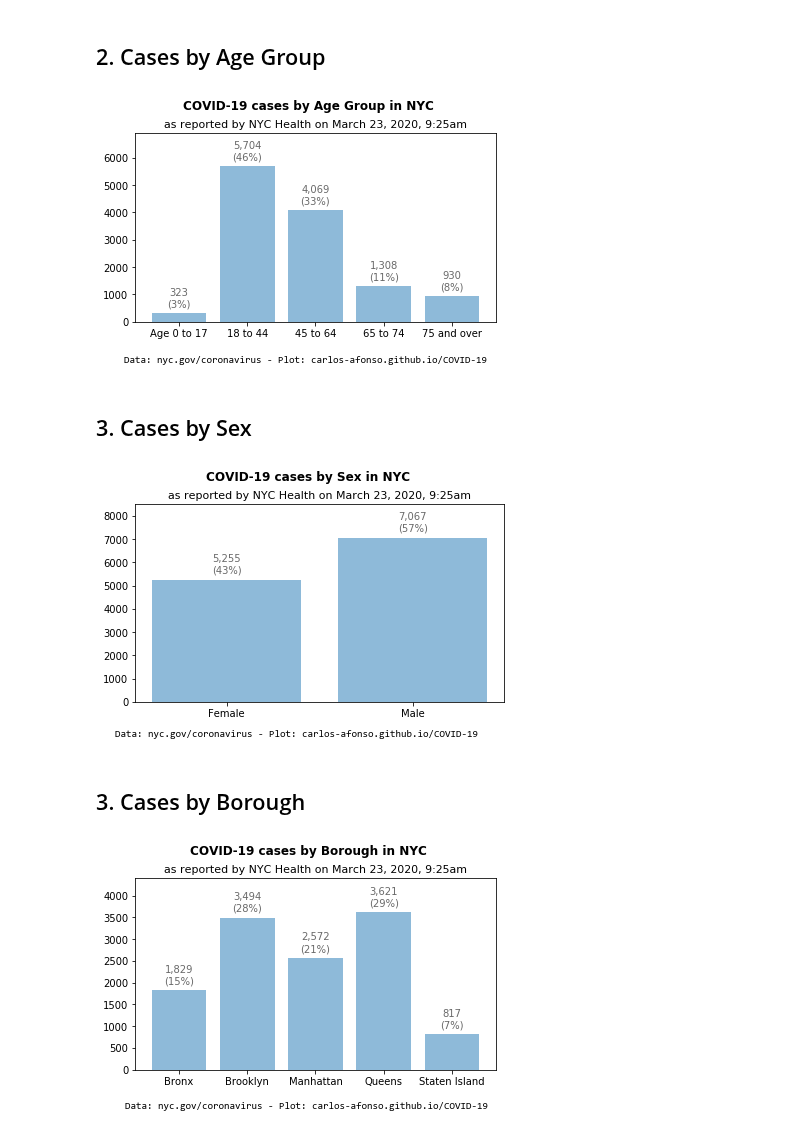
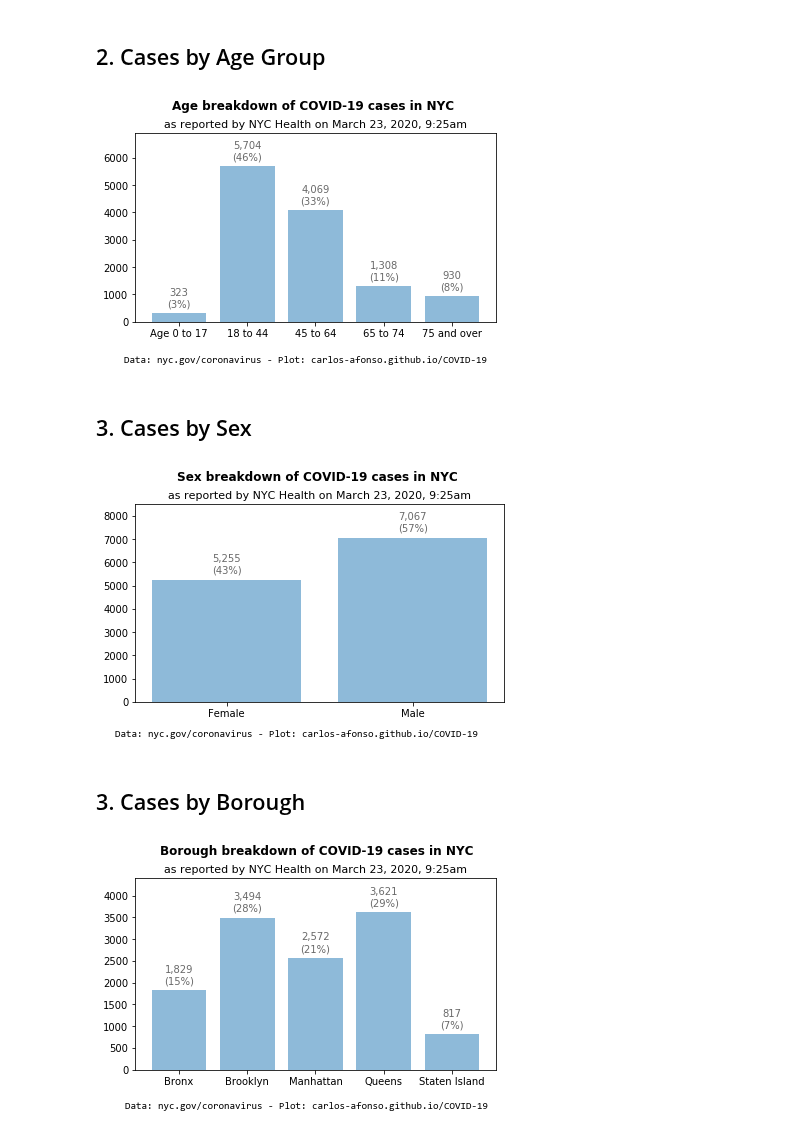
Before and after one commit to carlos-afonso/COVID-19, a Jupyter notebook: notebooks/nyc-covid-19-summary.ipynb, the cells around one changed output. Cells and saved outputs as stored; diff of their text form; code cells hidden in the pictures.

Commit message:
Minor plot improvements

```diff
--- a/notebooks/nyc-covid-19-summary.ipynb
+++ b/notebooks/nyc-covid-19-summary.ipynb
@@ -60,7 +60,7 @@ for xy in zip(range(len(values)), values):
     note = '{:,}'.format(xy[1]) + '\n(' + str(int(round(100 * xy[1] / total, 0))) + '%)'
     plt.annotate(note, xy=xy, xytext=(0, 15), textcoords='offset points', ha='center', va='center', color='dimgray')
 
-plt.suptitle('COVID-19 cases by Age Group in NYC', fontweight='bold') #x=0.51
+plt.suptitle('Age breakdown of COVID-19 cases in NYC', x=0.51, fontweight='bold')
 plt.title(update_str, fontsize=11)
 
 plt.text(-0.8, -1500, source_str, fontfamily='Consolas')
@@ -68,7 +68,7 @@ plt.text(-0.8, -1500, source_str, fontfamily='Consolas')
 plt.tight_layout(rect=[0, 0, 1, 0.95])
 plt.show()
 # %% [output]
-[figure, old version]
+[figure, new version]
 # %%
 # Save figure as SVG and PNG images
 file_path = '../images/nyc-covid-19-cases-by-age-group'
@@ -92,7 +92,7 @@ for xy in zip(range(len(values)), values):
     note = '{:,}'.format(xy[1]) + '\n(' + str(int(round(100 * xy[1] / total, 0))) + '%)'
     plt.annotate(note, xy=xy, xytext=(0, 15), textcoords='offset points', ha='center', va='center', color='dimgray')
 
-plt.suptitle('COVID-19 cases by Sex in NYC', fontweight='bold') #x=0.51
+plt.suptitle('Sex breakdown of COVID-19 cases in NYC', x=0.52, fontweight='bold')
 plt.title(update_str, fontsize=11)
 
 plt.text(-0.6, -1500, source_str, fontfamily='Consolas')
@@ -100,7 +100,7 @@ plt.text(-0.6, -1500, source_str, fontfamily='Consolas')
 plt.tight_layout(rect=[0, 0, 1, 0.95])
 plt.show()
 # %% [output]
-[figure, old version]
+[figure, new version]
 # %%
 # Save figure as SVG and PNG images
 file_path = '../images/nyc-covid-19-cases-by-sex'
@@ -111,30 +111,30 @@ fig.savefig(file_path + '.png', dpi=200)
 # %%
 fig = plt.figure()
 
 boroughs = ['bronx', 'brooklyn', 'manhattan', 'queens', 'staten_island']
 cols = ['borough_' + b for b in boroughs]
 labels = [b.replace('_', ' ').title() for b in boroughs]
 values = df.iloc[-1][cols].values.astype(int)
 total = sum(values)
 
 plt.bar(labels, values, alpha=0.5)
 
 plt.ylim(0, 4400)
 
 for xy in zip(range(len(values)), values):
     note = '{:,}'.format(xy[1]) + '\n(' + str(int(round(100 * xy[1] / total, 0))) + '%)'
     plt.annotate(note, xy=xy, xytext=(0, 15), textcoords='offset points', ha='center', va='center', color='dimgray')
 
-plt.suptitle('COVID-19 cases by Borough in NYC', fontweight='bold') #x=0.51
+plt.suptitle('Borough breakdown of COVID-19 cases in NYC', x=0.52, fontweight='bold')
 
 plt.title(update_str, fontsize=11)
 
 plt.text(-0.8, -900, source_str, fontfamily='Consolas')
 
 plt.tight_layout(rect=[0, 0, 1, 0.95])
 plt.show()
 # %% [output]
-[figure, old version]
+[figure, new version]
 # %%
 # Save figure as SVG and PNG images
 file_path = '../images/nyc-covid-19-cases-by-borough'
```
Also changed, not shown: 6 other files.
